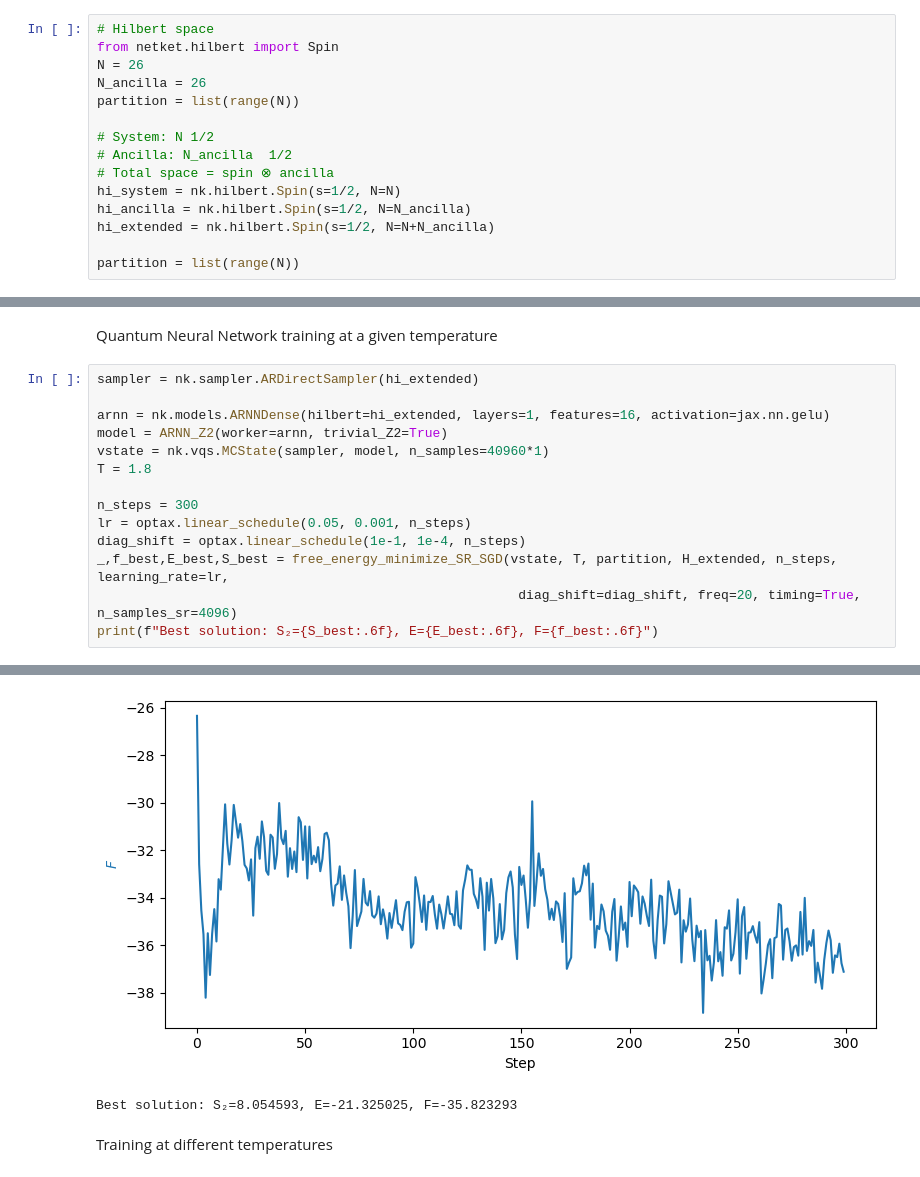
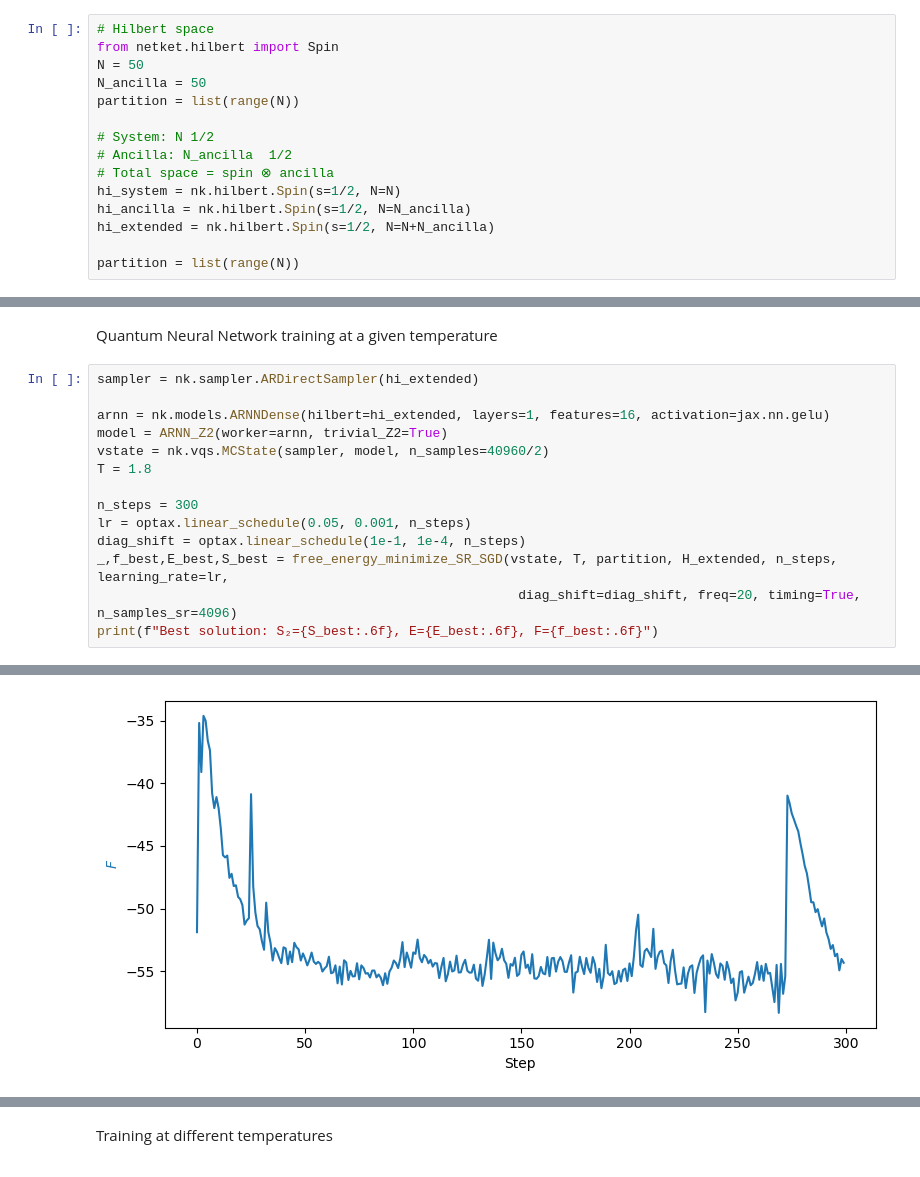
Before and after one commit to ismaelcastrouimp/TFM, a Jupyter notebook: notebooks/Renyi_Ising.ipynb, the cells around one changed output, grey strips where cells are left out. Saved outputs shown, nothing was run; the diff lists cells and outputs as text.

```diff
--- a/notebooks/Renyi_Ising.ipynb
+++ b/notebooks/Renyi_Ising.ipynb
@@ -31,8 +26,8 @@ from src_renyi import (
 # %%
 # Hilbert space
 from netket.hilbert import Spin
-N = 26
-N_ancilla = 26
+N = 50
+N_ancilla = 50
 partition = list(range(N))
 
 # System: N 1/2
@@ -75,7 +70,7 @@ sampler = nk.sampler.ARDirectSampler(hi_extended)
 
 arnn = nk.models.ARNNDense(hilbert=hi_extended, layers=1, features=16, activation=jax.nn.gelu)
 model = ARNN_Z2(worker=arnn, trivial_Z2=True)
-vstate = nk.vqs.MCState(sampler, model, n_samples=40960*1)
+vstate = nk.vqs.MCState(sampler, model, n_samples=40960/2)
 T = 1.8
 
 n_steps = 300
@@ -102,0 +98 @@ Step  280 | F=-36.394394 | t=0.743s
+[figure, new version]
@@ -104,5 +100,3 @@ E0406 19:04:50.160195   68758 hlo_lexer.cc:443] Failed to parse int literal: 527
-[figure, old version]
-Best solution: S₂=8.054593, E=-21.325025, F=-35.823293
 # %% [markdown]
 Training at different temperatures
 # %%
```
Also changed, not shown: parts of 3 cells of this notebook.
